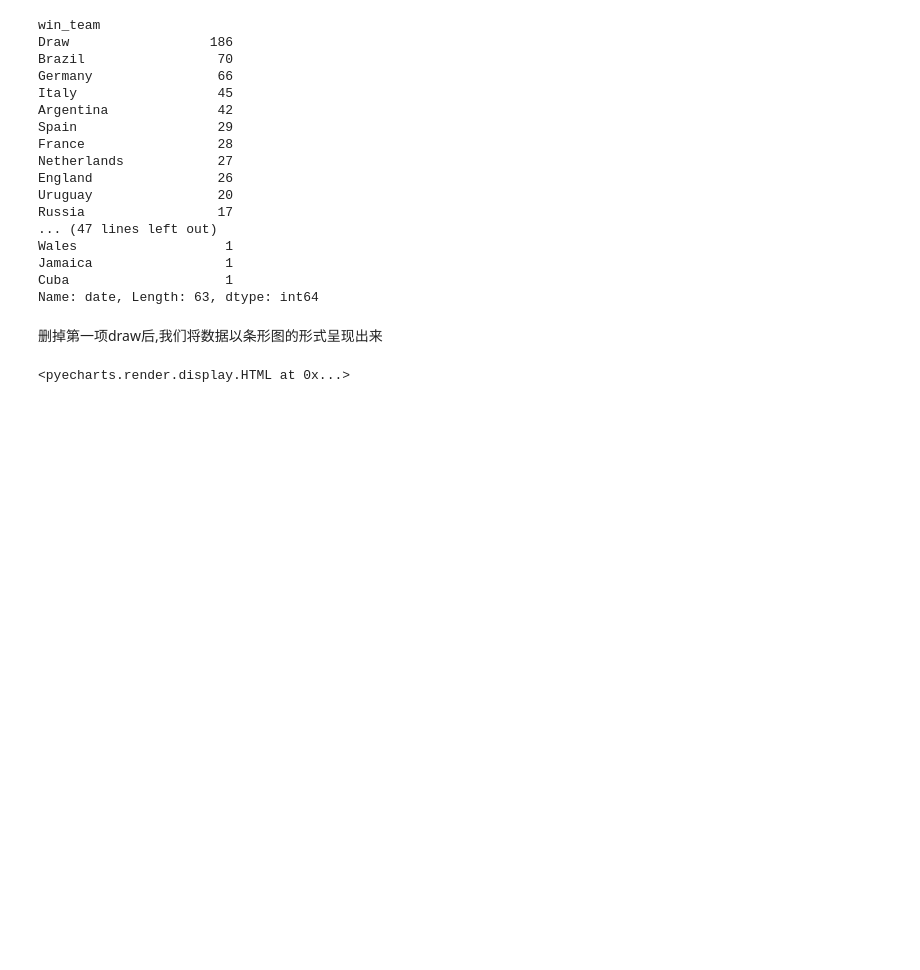
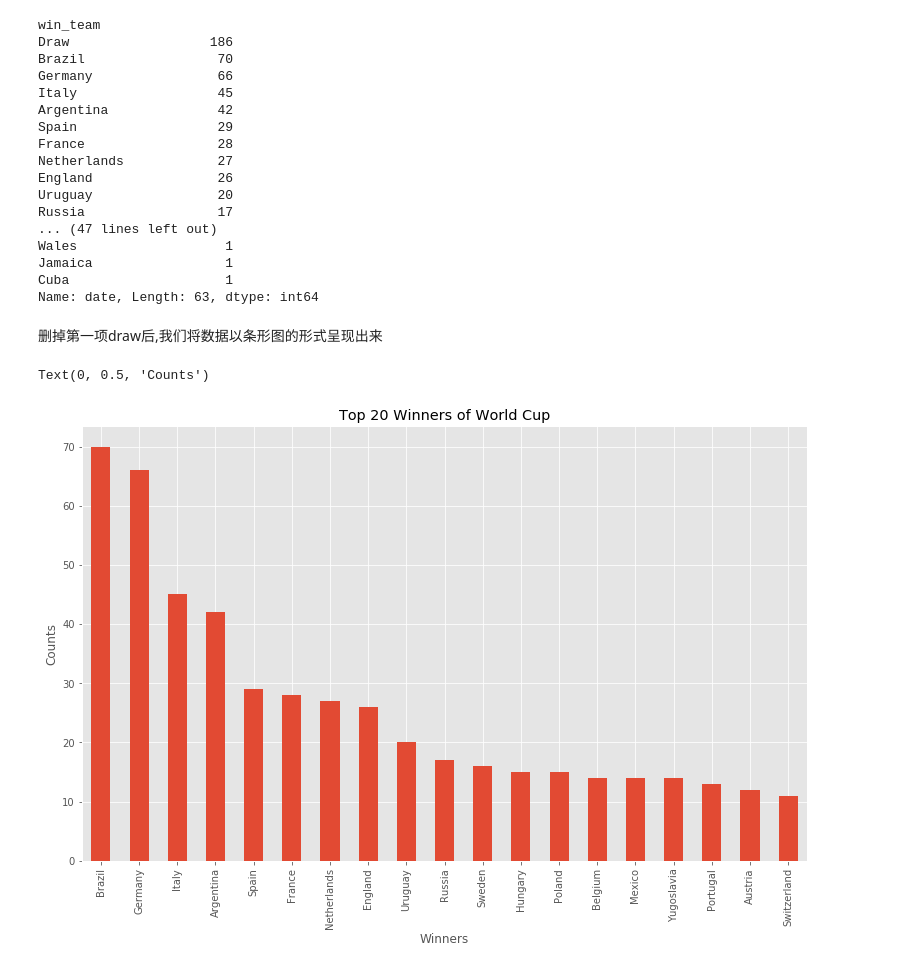
Before and after one commit to chriswong94/python-projects, a Jupyter notebook: 世界杯热门队伍解析/analysis.ipynb, the cells around one changed output. Drawn from its saved outputs; the diff is of its cells as text; code cells hidden in the pictures; blank space fills up the shorter version.

```diff
--- a/世界杯热门队伍解析/analysis.ipynb
+++ b/世界杯热门队伍解析/analysis.ipynb
@@ -149,14 +144,10 @@ Name: date, Length: 63, dtype: int64
 # %%
 # winning_teams.items
 data = winning_teams[1:20]
-# %%
-b = Bar()
-
-b.add_xaxis(data.index.tolist())
-b.add_yaxis("赢球场次", data.values.tolist())
-b.set_global_opts(title_opts=opts.TitleOpts(title="赢球场次最多的前20个国家"),
-                  yaxis_opts=opts.AxisOpts(name="次数"),
-                  xaxis_opts=opts.AxisOpts(name="国家"))
-b.render_notebook()
-# %% [output]
-<pyecharts.render.display.HTML at 0x...>
+# %%
+data.plot(kind='bar', figsize=(13,8), title='Top 20 Winners of World Cup')
+plt.xlabel('Winners')
+plt.ylabel('Counts')
+# %% [output]
+Text(0, 0.5, 'Counts')
+[figure, added]
```
Also changed, not shown: parts of 23 cells of this notebook.
